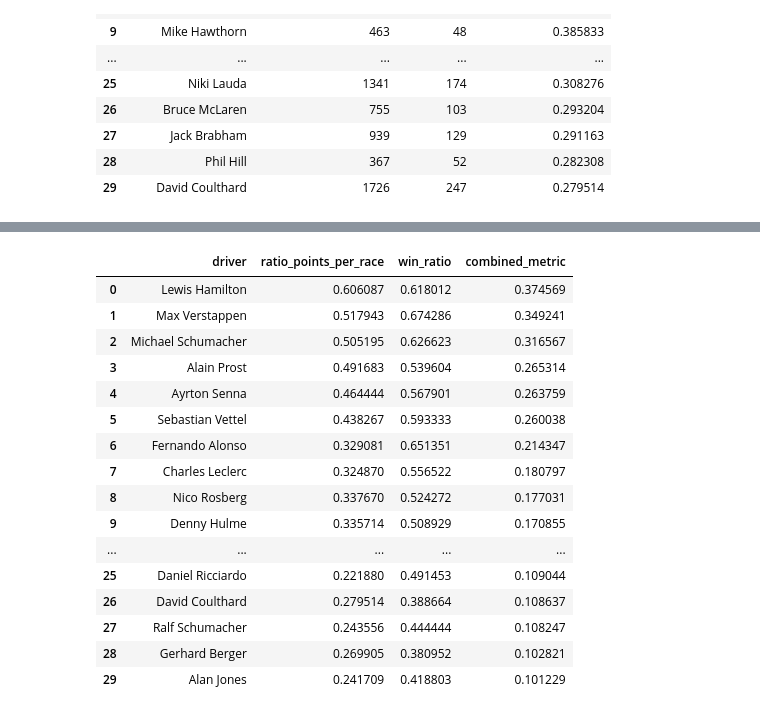
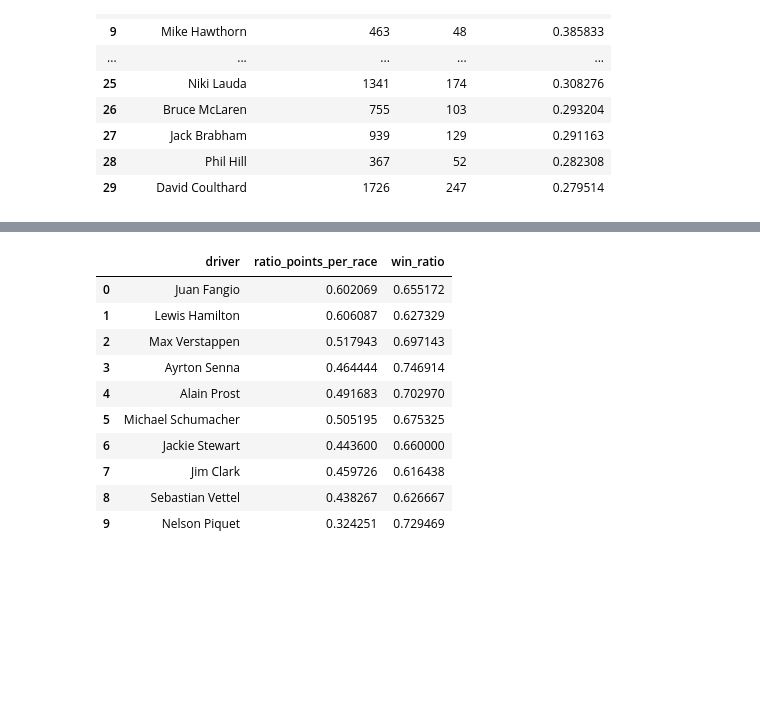
Before and after one commit to BOYSABIO/IE-University, a Jupyter notebook: IE_MASTERS/7_PYTHON_FOR_DATA_ANALYSIS/GROUP_PROJECT/group_assignment_8.ipynb, the cells around one changed output, grey strips where cells are left out. Drawn from its saved outputs; the diff is of its cells as text; code cells hidden in the pictures; blank space fills up the shorter version.

Commit message:
Fixing python group project (not cleaned)

```diff
--- a/IE_MASTERS/7_PYTHON_FOR_DATA_ANALYSIS/GROUP_PROJECT/group_assignment_8.ipynb
+++ b/IE_MASTERS/7_PYTHON_FOR_DATA_ANALYSIS/GROUP_PROJECT/group_assignment_8.ipynb
@@ -783,29 +785,41 @@ driver_performance_ratio.head(30)
 | 28 | Phil Hill | 367 | 52 | 0.282308 |
 | 29 | David Coulthard | 1726 | 247 | 0.279514 |
 # %%
-# Updated where drivers beat all teammates
-df_comparison = df_filtered.groupby(['unique_race', 'constructor_name']).apply(calculate_better_finishes)
+# Filter relevant columns and create unique race identifier
+df_filtered = df[['driver', 'constructor_name', 'race_name', 'final_position', 'year']].copy()
+df_filtered['final_position'] = pd.to_numeric(df_filtered['final_position'], errors='coerce').fillna(24)
+df_filtered['unique_race'] = df_filtered['race_name'].astype(str) + "_" + df_filtered['year'].astype(str)
 
-driver_wins_against_teammates = df_comparison[df_comparison['better_than_teammate']].groupby('driver').size().reset_index(name='wins_against_teammates')
-driver_wins_against_teammates = driver_wins_against_teammates.sort_values(by='wins_against_teammates', ascending=False).reset_index(drop=True)
+# Identify the driver with the best (lowest) final position for each constructor in each race
+df_filtered['best_position'] = df_filtered.groupby(['unique_race', 'constructor_name'])['final_position'].transform('min')
+
+# Mark if the driver finished with the best position among teammates
+df_filtered['better_than_teammates'] = df_filtered['final_position'] == df_filtered['best_position']
+
+# Count the number of races where a driver beat all teammates
+driver_wins_against_teammates = df_filtered[df_filtered['better_than_teammates']].groupby('driver').size().reset_index(name='wins_against_teammates')
 
 # Calculate the count of times each driver appears in the dataset
 driver_appearance_count = df['driver'].value_counts().reset_index()
 driver_appearance_count.columns = ['driver', 'total_appearances']
 
 # Filter for drivers with more than 45 appearances
-drivers_with_min_races = driver_appearance_count[driver_appearance_count['total_appearances'] > 100]
+drivers_with_min_races = driver_appearance_count[driver_appearance_count['total_appearances'] > 45]
 
+# Merge the appearance count with the driver_wins_against_teammates DataFrame
+driver_wins_against_teammates = driver_wins_against_teammates.merge(
+    drivers_with_min_races, on='driver', how='inner'
+)
 
-driver_wins_against_teammates = driver_wins_against_teammates.merge(drivers_with_min_races, on='driver', how='inner')
-
-# Ratio of wins against teammates to total appearances
+# Calculate the ratio of wins against teammates to total appearances
 driver_wins_against_teammates['win_ratio'] = (
     driver_wins_against_teammates['wins_against_teammates'] /
     driver_wins_against_teammates['total_appearances']
 )
 
+# Sort by the win_ratio in descending order
 driver_wins_against_teammates = driver_wins_against_teammates.sort_values(by='win_ratio', ascending=False).reset_index(drop=True)
 
-driver_wins_against_teammates.head(30)
+# Display the results
+print(driver_wins_against_teammates.head(20))
 # %% [output]
@@ -863,20 +877,14 @@ print(combined_df[['driver', 'ratio_points_per_race', 'win_ratio', 'combined_met
 # %%
-combined_df[['driver', 'ratio_points_per_race', 'win_ratio', 'combined_metric']].head(30)
+combined_df[['driver', 'ratio_points_per_race', 'win_ratio']].head(10)
 # %% [output]
-|  | driver | ratio_points_per_race | win_ratio | combined_metric |
-| 0 | Lewis Hamilton | 0.606087 | 0.618012 | 0.374569 |
-| 1 | Max Verstappen | 0.517943 | 0.674286 | 0.349241 |
-| 2 | Michael Schumacher | 0.505195 | 0.626623 | 0.316567 |
-| 3 | Alain Prost | 0.491683 | 0.539604 | 0.265314 |
-| 4 | Ayrton Senna | 0.464444 | 0.567901 | 0.263759 |
-| 5 | Sebastian Vettel | 0.438267 | 0.593333 | 0.260038 |
-| 6 | Fernando Alonso | 0.329081 | 0.651351 | 0.214347 |
-| 7 | Charles Leclerc | 0.324870 | 0.556522 | 0.180797 |
-| 8 | Nico Rosberg | 0.337670 | 0.524272 | 0.177031 |
-| 9 | Denny Hulme | 0.335714 | 0.508929 | 0.170855 |
-| ... | ... | ... | ... | ... |
-| 25 | Daniel Ricciardo | 0.221880 | 0.491453 | 0.109044 |
-| 26 | David Coulthard | 0.279514 | 0.388664 | 0.108637 |
-| 27 | Ralf Schumacher | 0.243556 | 0.444444 | 0.108247 |
-| 28 | Gerhard Berger | 0.269905 | 0.380952 | 0.102821 |
-| 29 | Alan Jones | 0.241709 | 0.418803 | 0.101229 |
+|  | driver | ratio_points_per_race | win_ratio |
+| 0 | Juan Fangio | 0.602069 | 0.655172 |
+| 1 | Lewis Hamilton | 0.606087 | 0.627329 |
+| 2 | Max Verstappen | 0.517943 | 0.697143 |
+| 3 | Ayrton Senna | 0.464444 | 0.746914 |
+| 4 | Alain Prost | 0.491683 | 0.702970 |
+| 5 | Michael Schumacher | 0.505195 | 0.675325 |
+| 6 | Jackie Stewart | 0.443600 | 0.660000 |
+| 7 | Jim Clark | 0.459726 | 0.616438 |
+| 8 | Sebastian Vettel | 0.438267 | 0.626667 |
+| 9 | Nelson Piquet | 0.324251 | 0.729469 |
```
Also changed, not shown: parts of 6 cells of this notebook.
